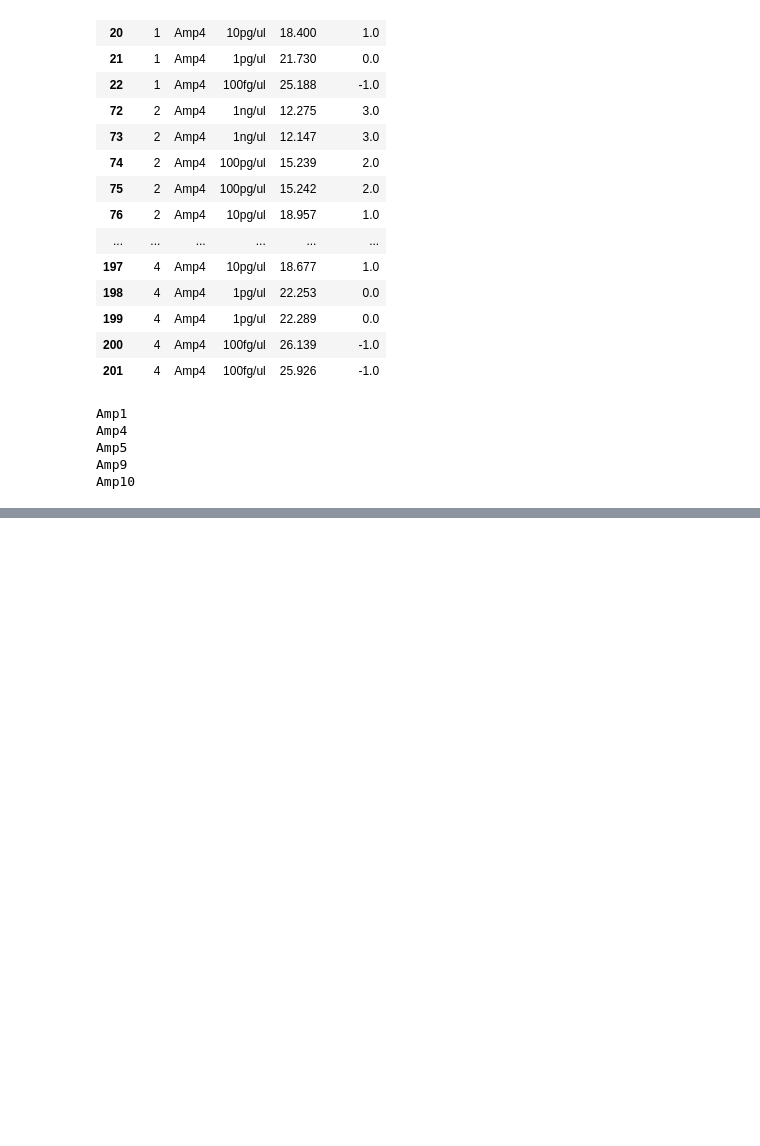
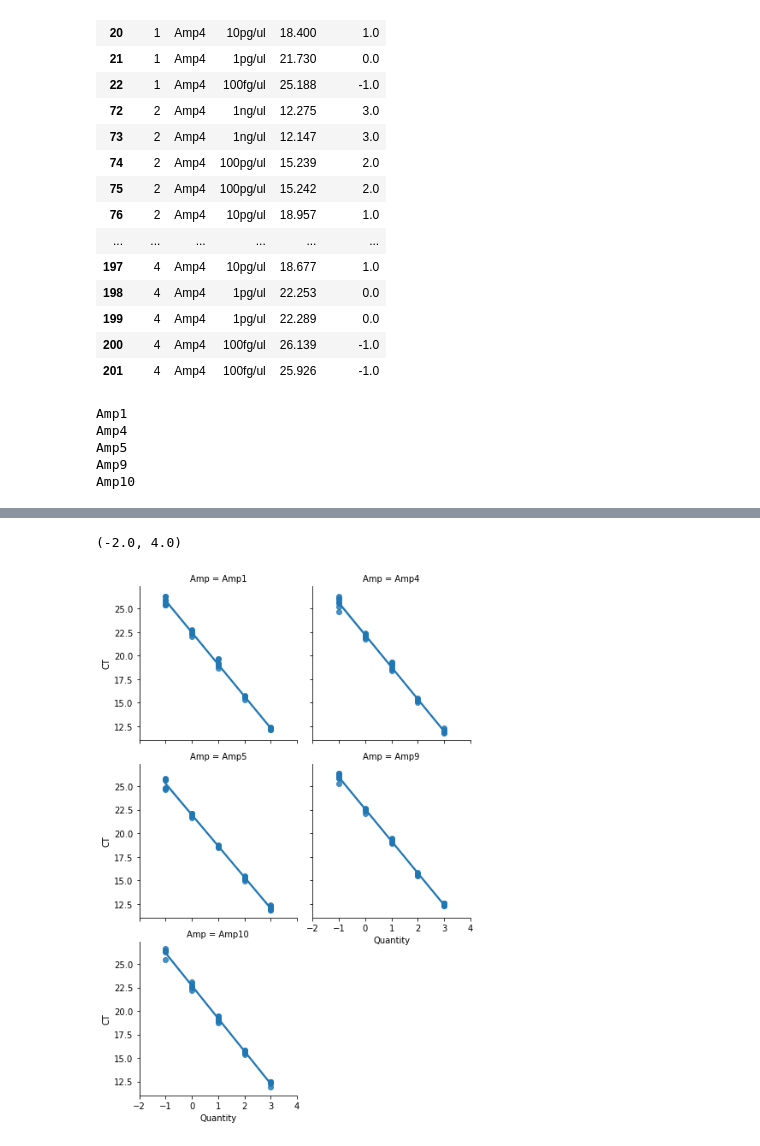
Before and after one commit to harAtEA/residual-plasmid-python, a Jupyter notebook: residual plasmid/compiled primer runs 2 to 5.ipynb, the cells around one changed output, grey strips where cells are left out. Saved outputs shown, nothing was run; the diff lists cells and outputs as text; code cells hidden in the pictures; blank space fills up the shorter version.

Commit message:
code changes
used 'Quantity' instead of 'Conc' and plotted the lines.

follow up:
annotate the plots with the equation
loop the plots out
facet the plots

```diff
--- a/residual plasmid/compiled primer runs 2 to 5.ipynb
+++ b/residual plasmid/compiled primer runs 2 to 5.ipynb
@@ -706,11 +706,20 @@ dict_amp['Amp4']
 | 200 | 4 | Amp4 | 100fg/ul | 26.139 | -1.0 |
 | 201 | 4 | Amp4 | 100fg/ul | 25.926 | -1.0 |
 # %%
-stats_list = []
+# this is the wrong code as we are grouping by the 'Conc' column and there are some mislabelled columns
+#stats_list = []
+#def get_stats(dict_amp):
+#    slope, intercept, r_value, p_value, std_err = stats.linregress(
+#    dict_amp.groupby(by=['Run','Conc']).mean().xs(key=1,level='Run')['Quantity'],
+#    dict_amp.groupby(by=['Run','Conc']).mean().xs(key=1,level='Run')['CT'])
+#    stats_list.append([slope, intercept, r_value, p_value, std_err])
+
+
+#this is the correct code; we are grouping by the 'Quantity' column
 def get_stats(dict_amp):
     slope, intercept, r_value, p_value, std_err = stats.linregress(
-    dict_amp.groupby(by=['Run','Conc']).mean().xs(key=1,level='Run')['Quantity'],
-    dict_amp.groupby(by=['Run','Conc']).mean().xs(key=1,level='Run')['CT'])
+    dict_amp.groupby(by=['Quantity']).mean().index,
+    dict_amp.groupby(by=['Quantity']).mean()['CT'])
     stats_list.append([slope, intercept, r_value, p_value, std_err])
 # %%
 stats_list = []
@@ -757,0 +768,17 @@ pd.DataFrame(stats_list,index = index_names,
+# %%
+sns.lmplot(data=df_no_ntc[df_no_ntc['Amp'].isin(index_names)],
+           x='Quantity',
+           y='CT',
+           col='Amp',
+           height=3,
+           aspect=1,
+           col_wrap=2
+          )
+plt.xlim(-2,4)
+#sns.lmplot(data=dict_amp['Amp4'],x='Quantity',y='CT')
+#sns.lmplot(data=dict_amp['Amp5'],x='Quantity',y='CT')
+#sns.lmplot(data=dict_amp['Amp9'],x='Quantity',y='CT')
+#sns.lmplot(data=dict_amp['Amp10'],x='Quantity',y='CT')
+# %% [output]
+(-2.0, 4.0)
+[figure, added]
```
Also changed, not shown: parts of 37 cells of this notebook, 6 other files.
